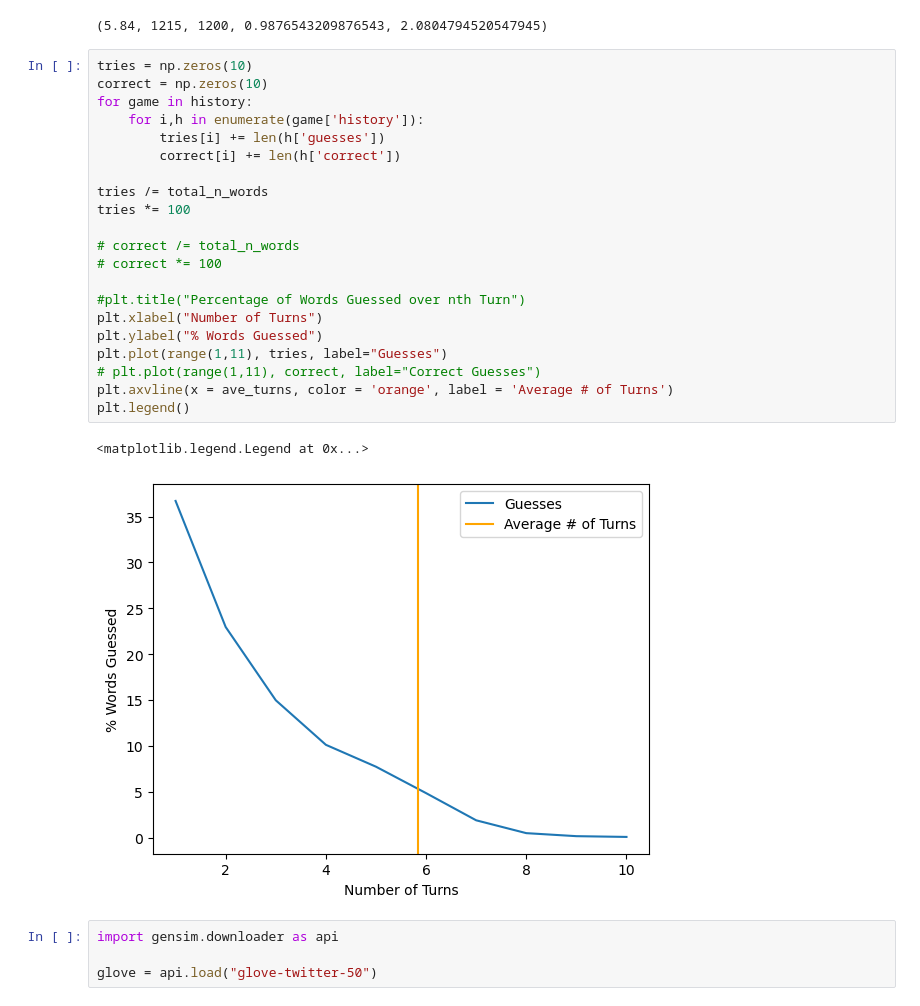
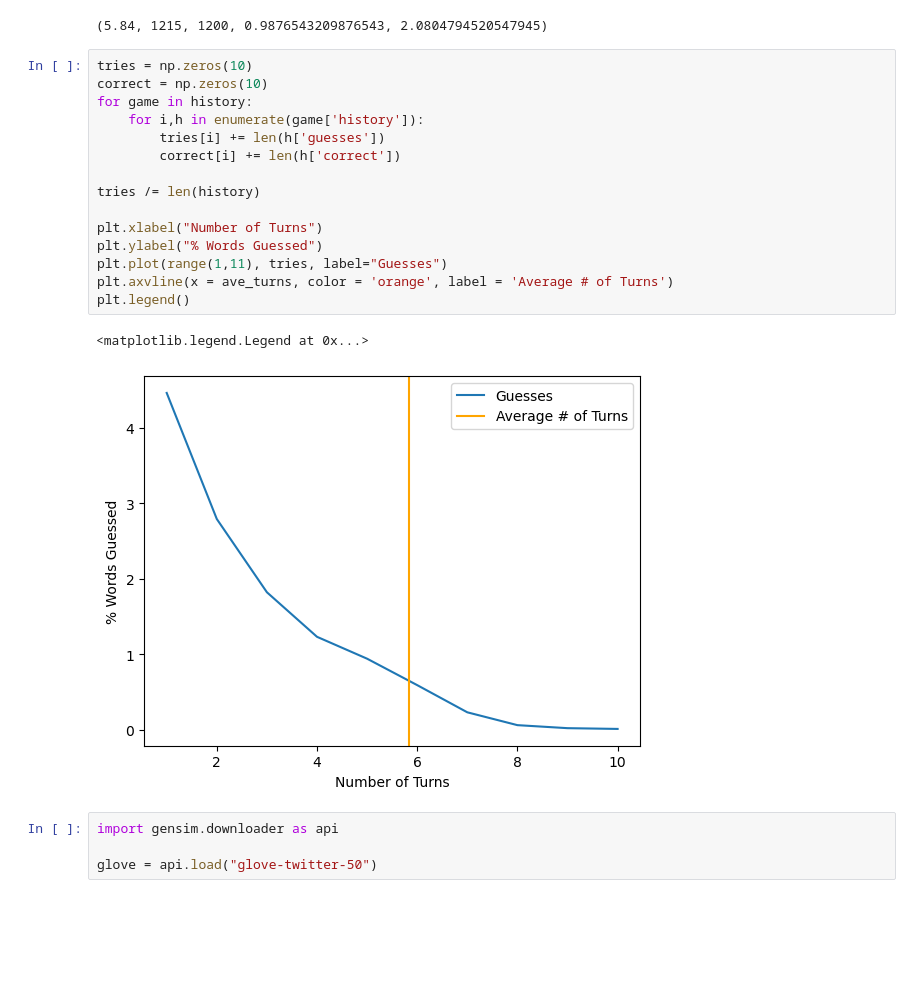
Before and after one commit to jzh001/codenames, a Jupyter notebook: results.ipynb, the cells around one changed output. Cells and saved outputs as stored; diff of their text form; blank space fills up the shorter version.

```diff
--- a/results.ipynb
+++ b/results.ipynb
@@ -38,27 +19,21 @@ ave_turns, total_n_words, correct_n_words, correct_n_words / total_n_words, gues
 # %%
 tries = np.zeros(10)
 correct = np.zeros(10)
 for game in history:
     for i,h in enumerate(game['history']):
         tries[i] += len(h['guesses'])
         correct[i] += len(h['correct'])
 
-tries /= total_n_words
-tries *= 100
+tries /= len(history)
 
-# correct /= total_n_words
-# correct *= 100
-
-#plt.title("Percentage of Words Guessed over nth Turn")
 plt.xlabel("Number of Turns")
 plt.ylabel("% Words Guessed")
 plt.plot(range(1,11), tries, label="Guesses")
-# plt.plot(range(1,11), correct, label="Correct Guesses")
 plt.axvline(x = ave_turns, color = 'orange', label = 'Average # of Turns')
 plt.legend()
 # %% [output]
 <matplotlib.legend.Legend at 0x...>
-[figure, old version]
+[figure, new version]
 # %%
 import gensim.downloader as api
 
```
Also changed, not shown: parts of 2 cells of this notebook, 4 other files.
